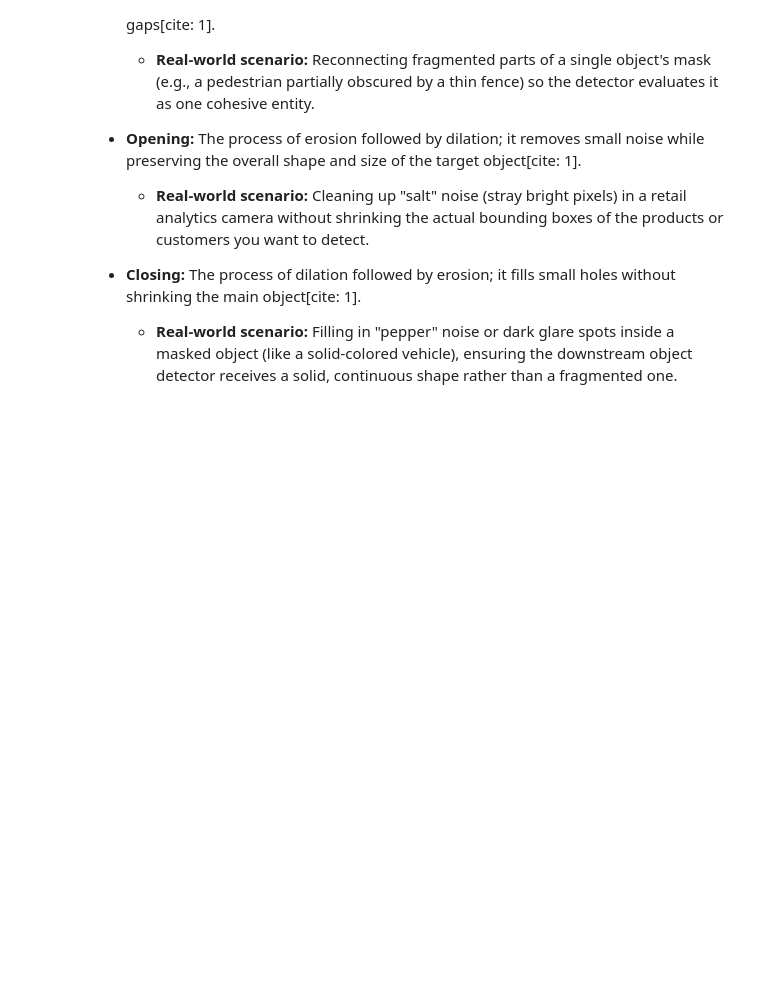
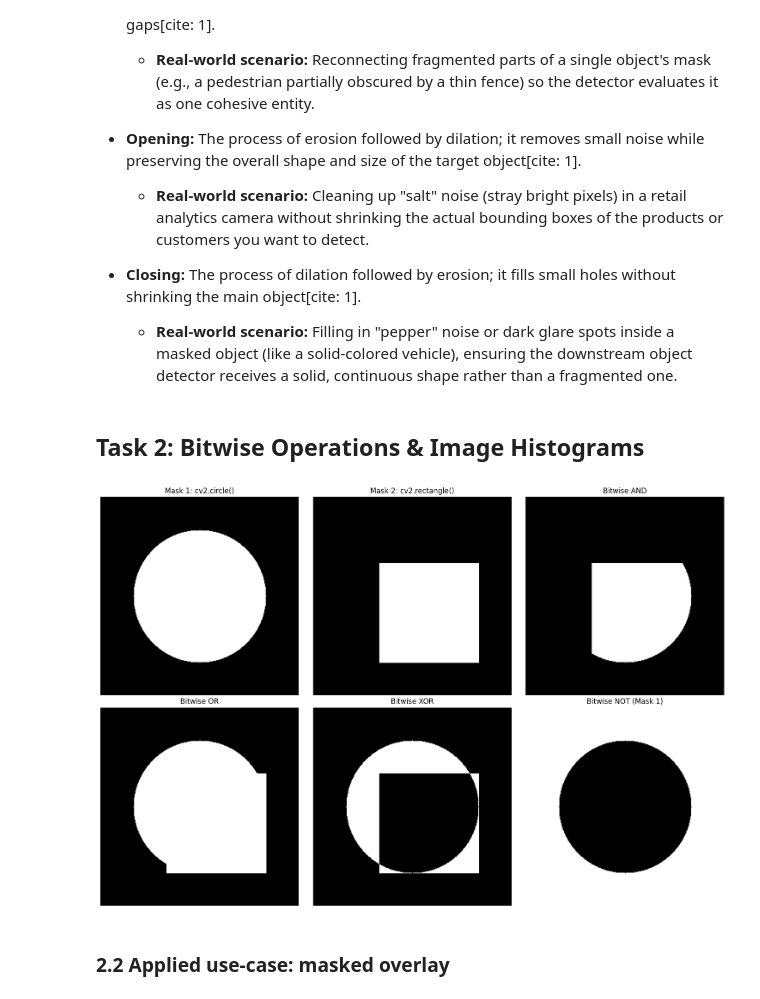
Before and after one commit to Deepvejpara/CV_PR3_Deep_Learning, a Jupyter notebook: CV_PR3.ipynb, the cells around one changed output. Drawn from its saved outputs; the diff is of its cells as text; code cells hidden in the pictures; blank space fills up the shorter version.

```diff
--- a/CV_PR3.ipynb
+++ b/CV_PR3.ipynb
@@ -178,3 +180,58 @@ plt.show()
 
 * **Closing:** The process of dilation followed by erosion; it fills small holes without shrinking the main object[cite: 1].
   * **Real-world scenario:** Filling in "pepper" noise or dark glare spots inside a masked object (like a solid-colored vehicle), ensuring the downstream object detector receives a solid, continuous shape rather than a fragmented one.
+# %% [markdown]
+## Task 2: Bitwise Operations & Image Histograms
+# %%
+# 1. Create two blank canvases using np.zeros
+# Both must be the same size and type (uint8)
+canvas_size = (300, 300)
+mask1 = np.zeros(canvas_size, dtype=np.uint8)
+mask2 = np.zeros(canvas_size, dtype=np.uint8)
+
+# 2. Draw shapes to create binary masks
+# Mask 1: A solid white circle in the center
+cv2.circle(mask1, (150, 150), 100, 255, -1)
+
+# Mask 2: A solid white rectangle offset to the bottom right
+cv2.rectangle(mask2, (100, 100), (250, 250), 255, -1)
+
+# 3. Apply the four bitwise operations
+bit_and = cv2.bitwise_and(mask1, mask2)
+bit_or  = cv2.bitwise_or(mask1, mask2)
+bit_xor = cv2.bitwise_xor(mask1, mask2)
+bit_not = cv2.bitwise_not(mask1) # NOT is unary, applied to mask1
+
+# 4. Plot a 2x3 grid: two source masks + four results
+fig, axes = plt.subplots(2, 3, figsize=(15, 10))
+
+# Top row: Source masks and AND
+axes[0, 0].imshow(mask1, cmap='gray')
+axes[0, 0].set_title('Mask 1: cv2.circle()')
+
+axes[0, 1].imshow(mask2, cmap='gray')
+axes[0, 1].set_title('Mask 2: cv2.rectangle()')
+
+axes[0, 2].imshow(bit_and, cmap='gray')
+axes[0, 2].set_title('Bitwise AND')
+
+# Bottom row: OR, XOR, NOT
+axes[1, 0].imshow(bit_or, cmap='gray')
+axes[1, 0].set_title('Bitwise OR')
+
+axes[1, 1].imshow(bit_xor, cmap='gray')
+axes[1, 1].set_title('Bitwise XOR')
+
+axes[1, 2].imshow(bit_not, cmap='gray')
+axes[1, 2].set_title('Bitwise NOT (Mask 1)')
+
+# Hide axes ticks for cleaner presentation
+for ax in axes.flat:
+    ax.axis('off')
+
+plt.tight_layout()
+plt.show()
+# %% [output]
+[figure, added]
+# %% [markdown]
+### 2.2 Applied use-case: masked overlay
```
Also changed, not shown: parts of 4 cells of this notebook.
